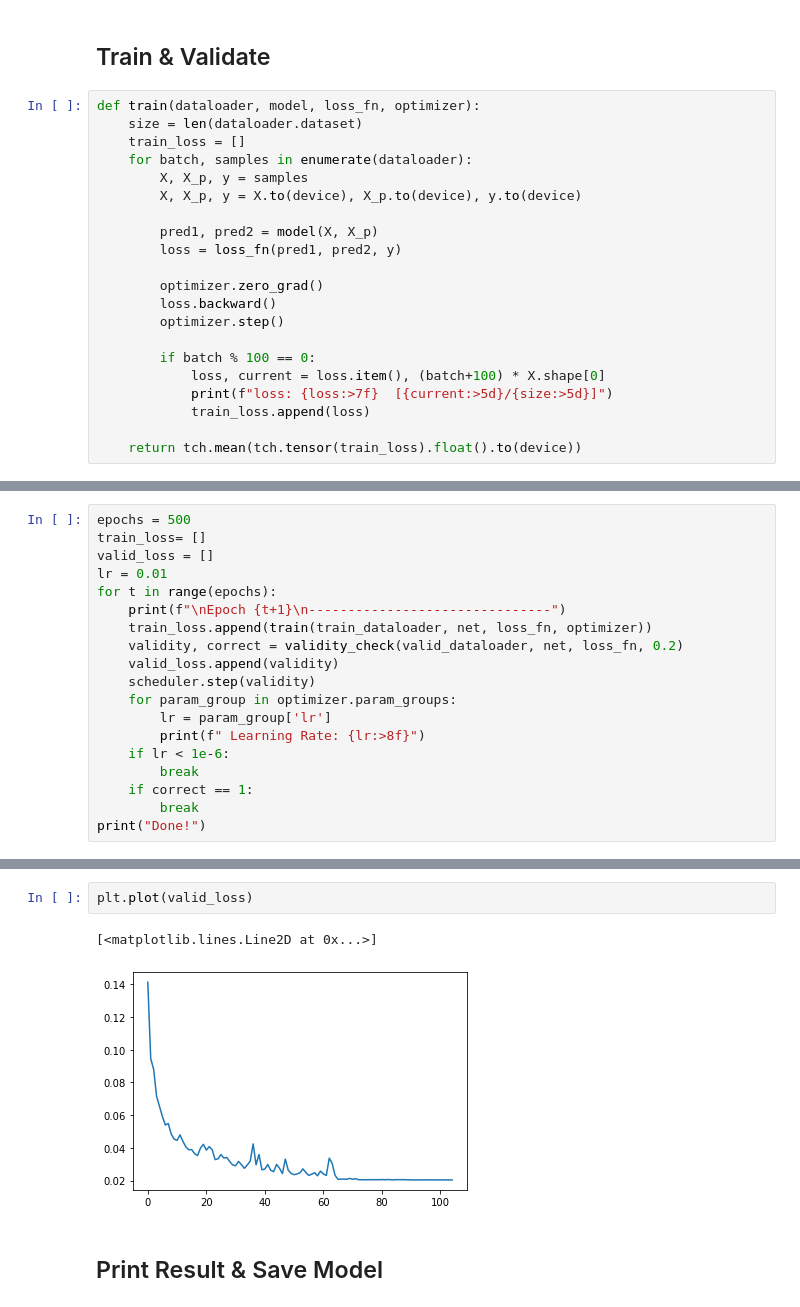
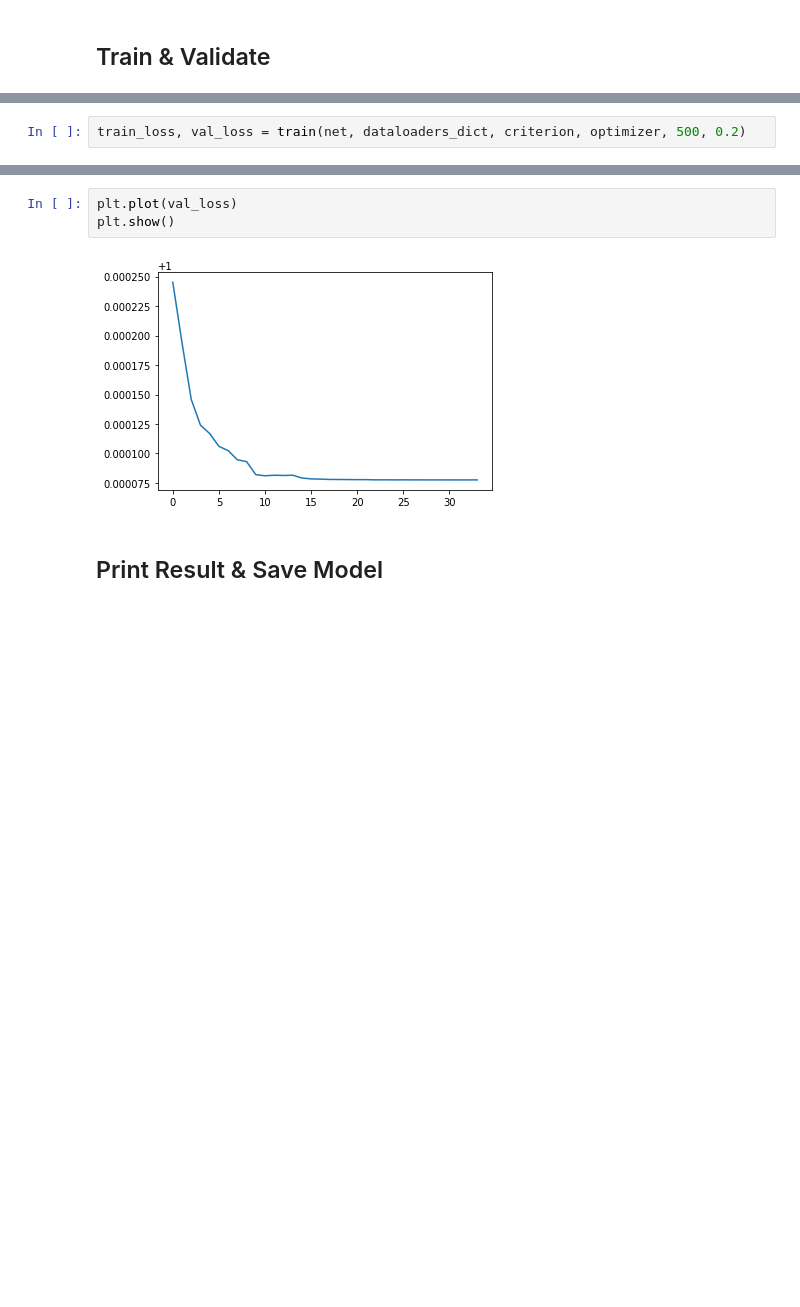
Before and after one commit to Axect/SINS, a Jupyter notebook: rotation.ipynb, the cells around one changed output, grey strips where cells are left out. Saved outputs shown, nothing was run; the diff lists cells and outputs as text; blank space fills up the shorter version.

```diff
--- a/rotation.ipynb
+++ b/rotation.ipynb
@@ -230,23 +227,2 @@ tensor([[-0.2197, -0.1908, -0.0799,  0.2798,  0.0000],
 # %% [markdown]
 ## Train & Validate
-# %%
-def train(dataloader, model, loss_fn, optimizer):
-    size = len(dataloader.dataset)
-    train_loss = []
-    for batch, samples in enumerate(dataloader):
-        X, X_p, y = samples
-        X, X_p, y = X.to(device), X_p.to(device), y.to(device)
-
-        pred1, pred2 = model(X, X_p)
-        loss = loss_fn(pred1, pred2, y)
-
-        optimizer.zero_grad()
-        loss.backward()
-        optimizer.step()
-
-        if batch % 100 == 0:
-            loss, current = loss.item(), (batch+100) * X.shape[0]
-            print(f"loss: {loss:>7f}  [{current:>5d}/{size:>5d}]")
-            train_loss.append(loss)
-
-    return tch.mean(tch.tensor(train_loss).float().to(device))
@@ -270,19 +228,0 @@ def validity_check(dataloader, model, loss_fn, dist=1):
-# %%
-epochs = 500
-train_loss= []
-valid_loss = []
-lr = 0.01
-for t in range(epochs):
-    print(f"\nEpoch {t+1}\n-------------------------------")
-    train_loss.append(train(train_dataloader, net, loss_fn, optimizer))
-    validity, correct = validity_check(valid_dataloader, net, loss_fn, 0.2)
-    valid_loss.append(validity)
-    scheduler.step(validity)
-    for param_group in optimizer.param_groups:
-        lr = param_group['lr']
-        print(f" Learning Rate: {lr:>8f}")
-    if lr < 1e-6:
-        break
-    if correct == 1:
-        break
-print("Done!")
@@ -306,0 +279,2 @@ Done!
+# %%
+train_loss, val_loss = train(net, dataloaders_dict, criterion, optimizer, 500, 0.2)
@@ -312,8 +356,8 @@ plt.plot(train_loss)
 # %%
-plt.plot(valid_loss)
+plt.plot(val_loss)
+plt.show()
 # %% [output]
-[<matplotlib.lines.Line2D at 0x...>]
-[figure, old version]
+[figure, new version]
 # %% [markdown]
 ## Print Result & Save Model
 # %%
```
Also changed, not shown: parts of 27 cells of this notebook, 9 other files.
